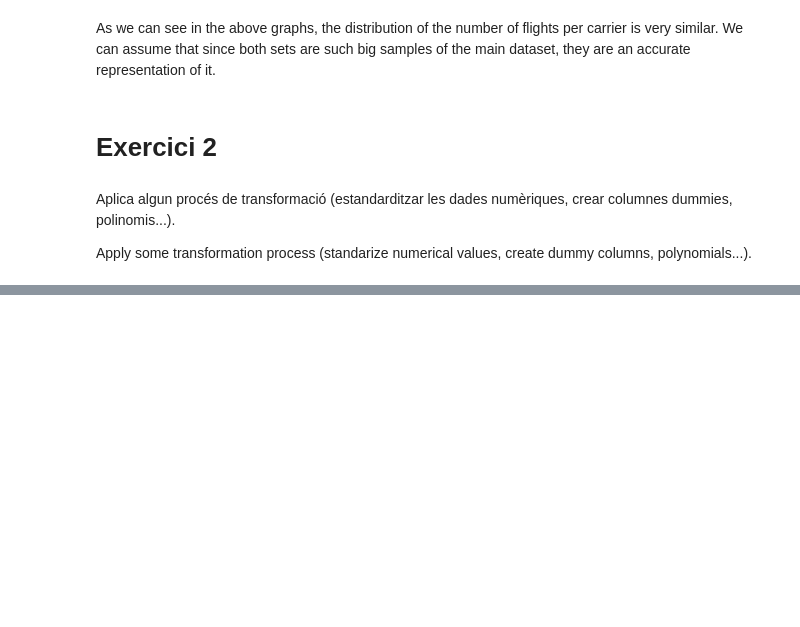
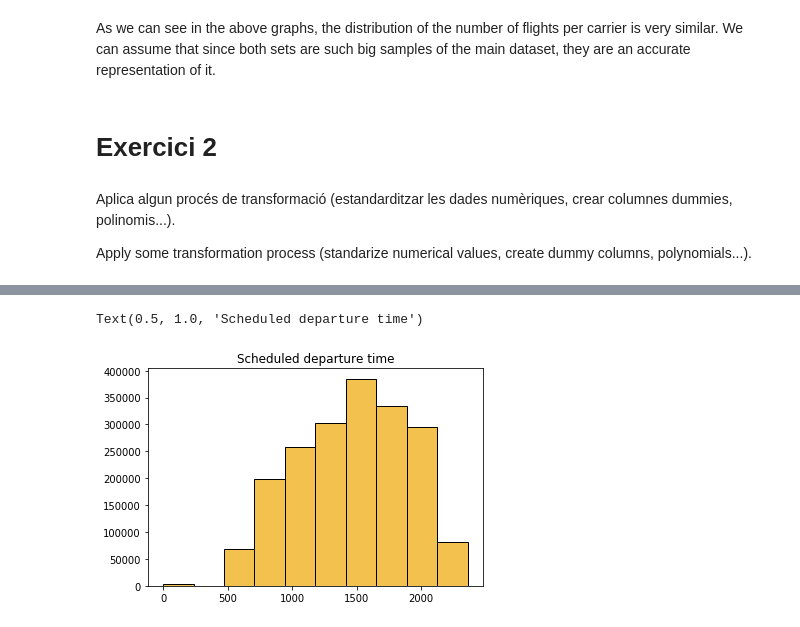
Before and after one commit to mimikyu8/SkLearn_Train_Test, a Jupyter notebook: S09 T01 -Training and test sets.ipynb, the cells around one changed output, grey strips where cells are left out. Drawn from its saved outputs; the diff is of its cells as text; code cells hidden in the pictures; blank space fills up the shorter version.

```diff
--- a/S09 T01 -Training and test sets.ipynb
+++ b/S09 T01 -Training and test sets.ipynb
@@ -213,0 +255,6 @@ df.head()
+# %%
+plt.hist(df.CRSDepTime, edgecolor = "black", linewidth = 1, color = "#F2C14E")
+plt.title("Scheduled departure time")
+# %% [output]
+Text(0.5, 1.0, 'Scheduled departure time')
+[figure, added]
```
Also changed, not shown: parts of 34 cells of this notebook.
